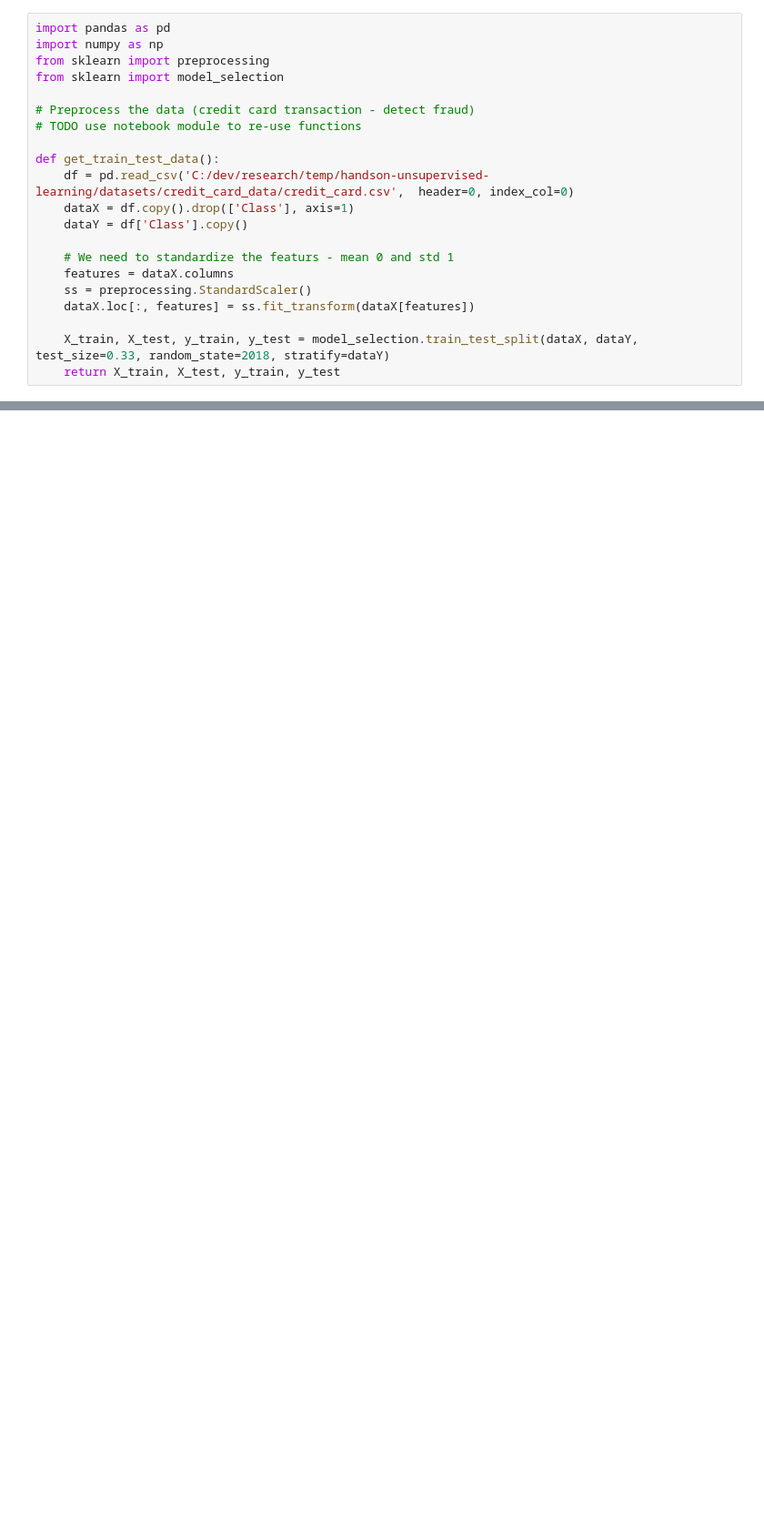
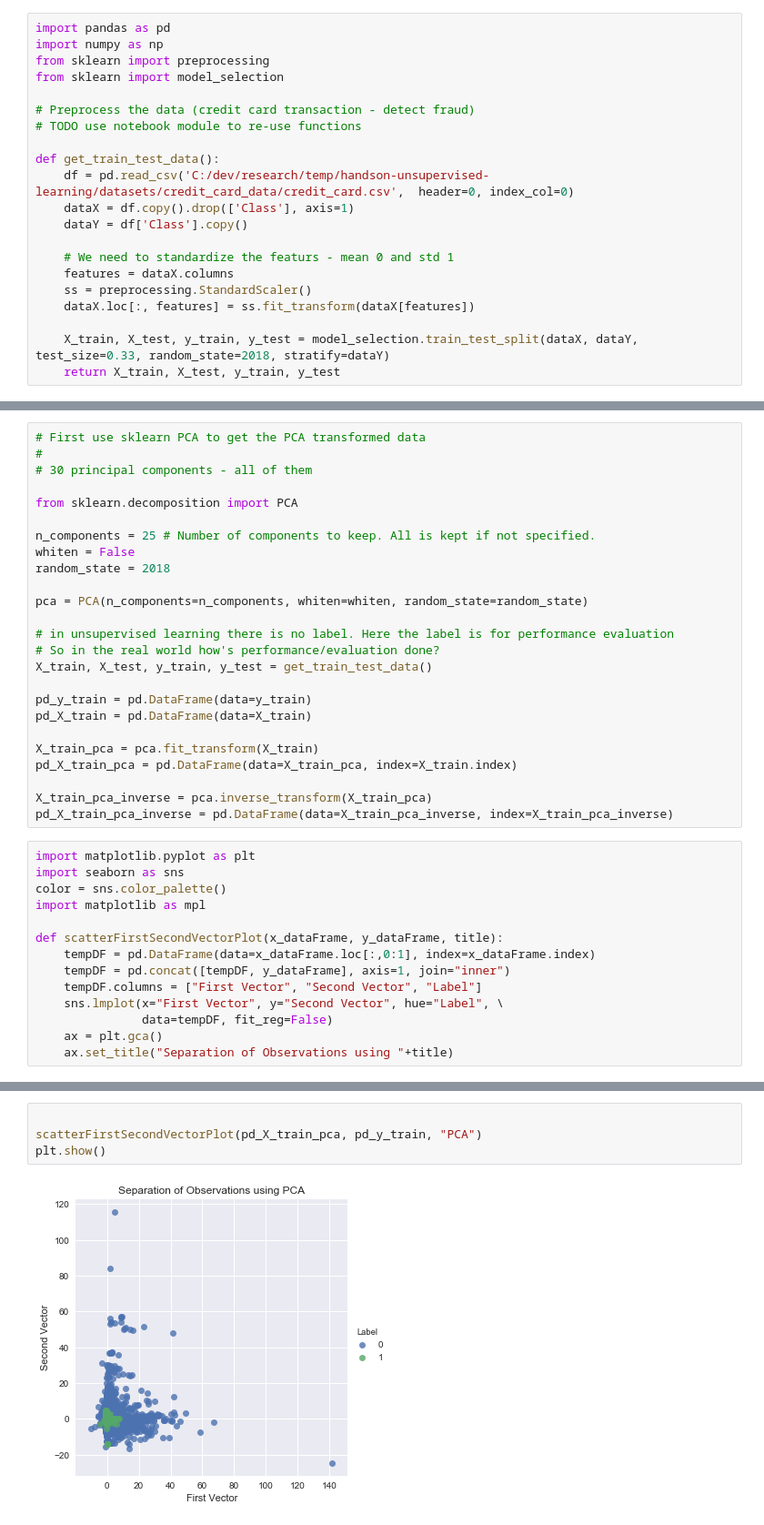
Before and after one commit to jchow/AIplayground, a Jupyter notebook: PCA/Anomaly Detection.ipynb, the cells around one changed output, grey strips where cells are left out. Shown at 91% size. Cells and saved outputs as stored; diff of their text form; blank space fills up the shorter version.

Commit message:
Mainly Clustering learning notes

```diff
--- a/PCA/Anomaly Detection.ipynb
+++ b/PCA/Anomaly Detection.ipynb
@@ -28,0 +31,39 @@ random_state = 2018
+# %%
+# First use sklearn PCA to get the PCA transformed data
+#
+# 30 principal components - all of them
+
+from sklearn.decomposition import PCA
+
+n_components = 25 # Number of components to keep. All is kept if not specified.
+whiten = False
+random_state = 2018
+
+pca = PCA(n_components=n_components, whiten=whiten, random_state=random_state)
+
+# in unsupervised learning there is no label. Here the label is for performance evaluation
+# So in the real world how's performance/evaluation done?
+X_train, X_test, y_train, y_test = get_train_test_data()
+
+pd_y_train = pd.DataFrame(data=y_train)
+pd_X_train = pd.DataFrame(data=X_train)
+
+X_train_pca = pca.fit_transform(X_train)
+pd_X_train_pca = pd.DataFrame(data=X_train_pca, index=X_train.index)
+
+X_train_pca_inverse = pca.inverse_transform(X_train_pca)
+pd_X_train_pca_inverse = pd.DataFrame(data=X_train_pca_inverse, index=X_train_pca_inverse)
+# %%
+import matplotlib.pyplot as plt
+import seaborn as sns
+color = sns.color_palette()
+import matplotlib as mpl
+
+def scatterFirstSecondVectorPlot(x_dataFrame, y_dataFrame, title):
+    tempDF = pd.DataFrame(data=x_dataFrame.loc[:,0:1], index=x_dataFrame.index)
+    tempDF = pd.concat([tempDF, y_dataFrame], axis=1, join="inner")
+    tempDF.columns = ["First Vector", "Second Vector", "Label"]
+    sns.lmplot(x="First Vector", y="Second Vector", hue="Label", \
+               data=tempDF, fit_reg=False)
+    ax = plt.gca()
+    ax.set_title("Separation of Observations using "+title)
@@ -28,0 +81,6 @@ random_state = 2018
+# %%
+
+scatterFirstSecondVectorPlot(pd_X_train_pca, pd_y_train, "PCA")
+plt.show()
+# %% [output]
+[figure, added]
```
Also changed, not shown: parts of 11 cells of this notebook, 3 other files.
